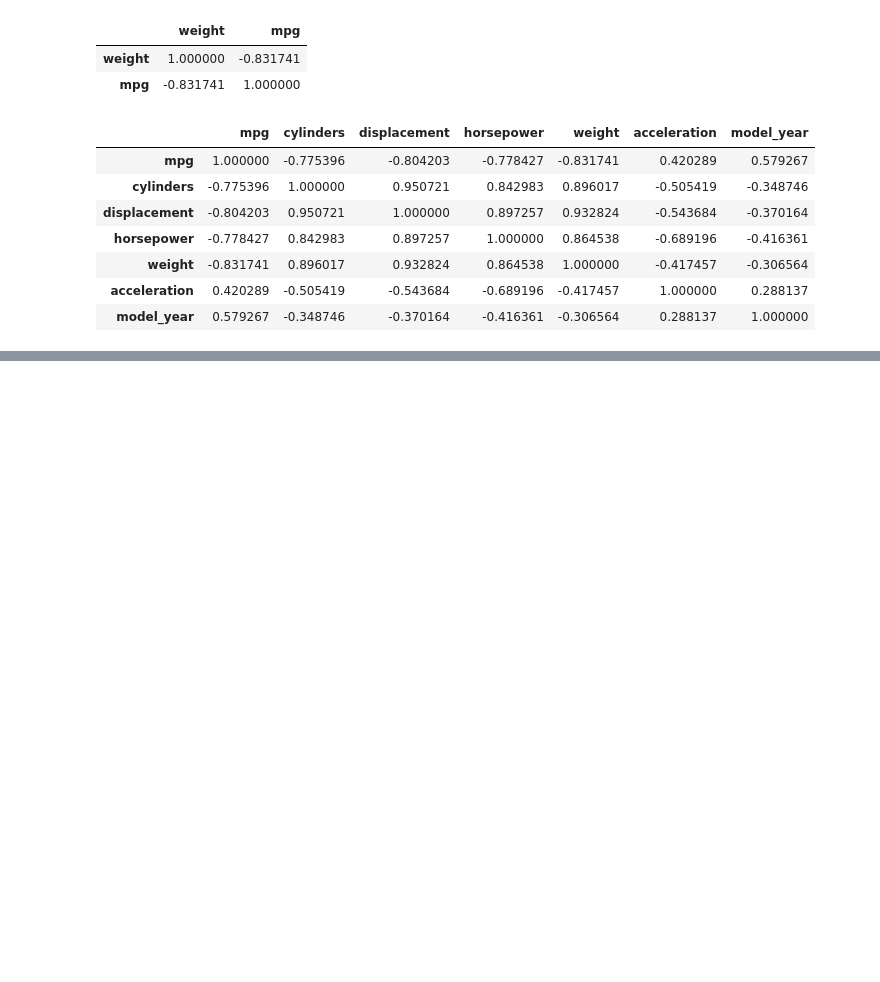
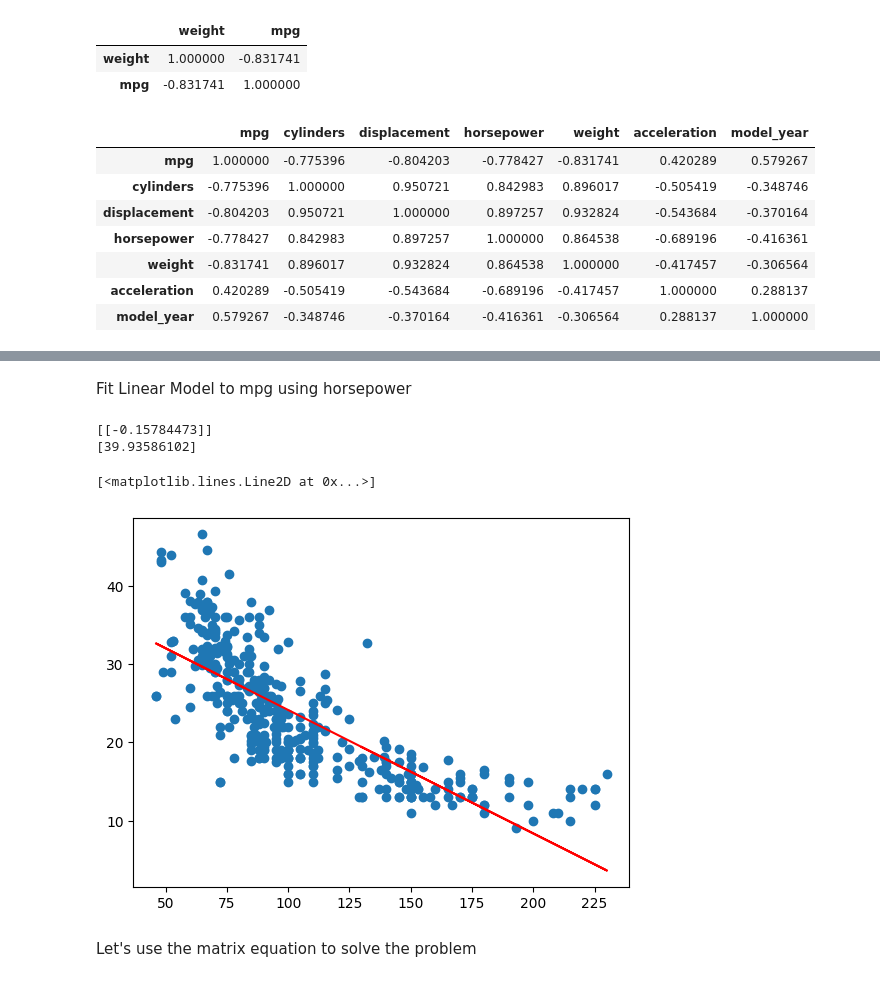
Before and after one commit to rauldgarcia/Data_analysis, a Jupyter notebook: CLASS 1/class_9.ipynb, the cells around one changed output, grey strips where cells are left out. Cells and saved outputs as stored; diff of their text form; code cells hidden in the pictures; blank space fills up the shorter version.

```diff
--- a/CLASS 1/class_9.ipynb
+++ b/CLASS 1/class_9.ipynb
@@ -116,0 +274,17 @@ mpg.corr()
+# %% [markdown]
+Fit Linear Model to mpg using horsepower
+# %%
+lm = LinearRegression()
+lm.fit(x[:,0].reshape(-1,1), y)
+print(lm.coef_)
+print(lm.intercept_)
+mpg_pred_hp = lm.predict(x[:,0].reshape(-1,1))
+plt.scatter(x[:,0], y)
+plt.plot(x[:,0], mpg_pred_hp, color='red')
+# %% [output]
+[[-0.15784473]]
+[39.93586102]
+[<matplotlib.lines.Line2D at 0x...>]
+[figure, added]
+# %% [markdown]
+Let's use the matrix equation to solve the problem
```
Also changed, not shown: parts of 36 cells of this notebook.
